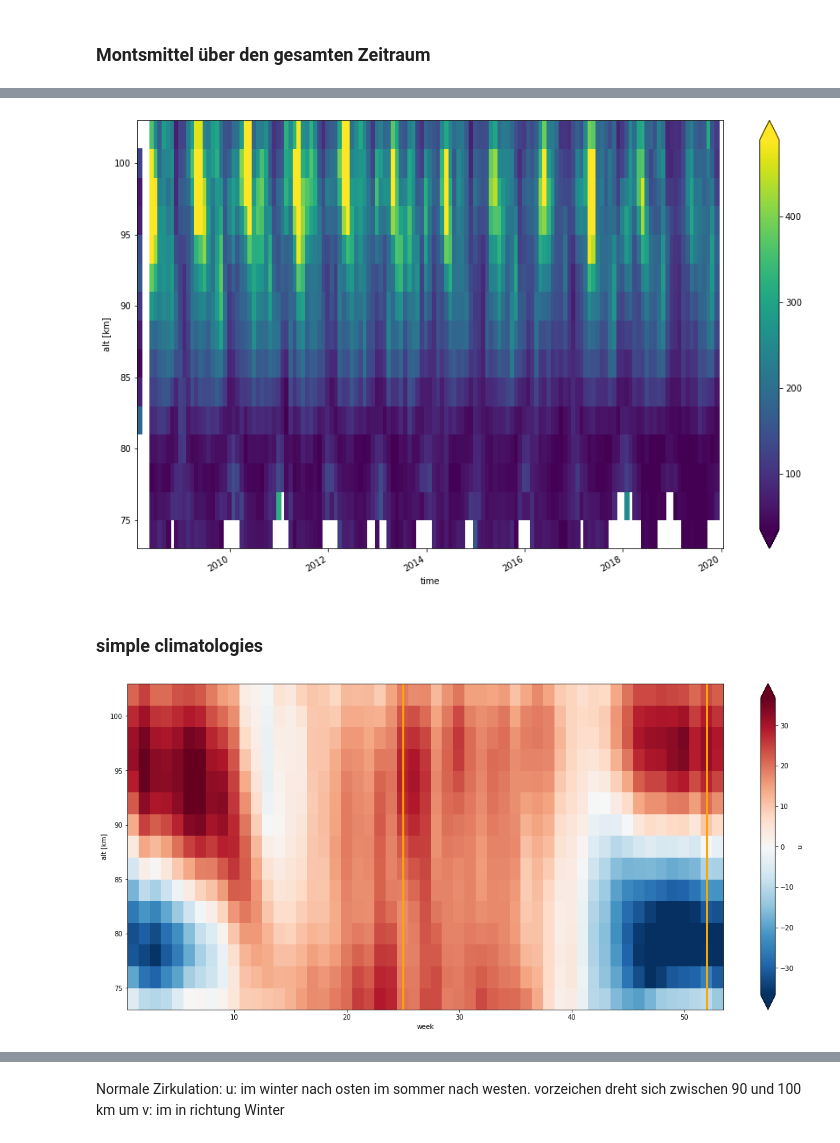
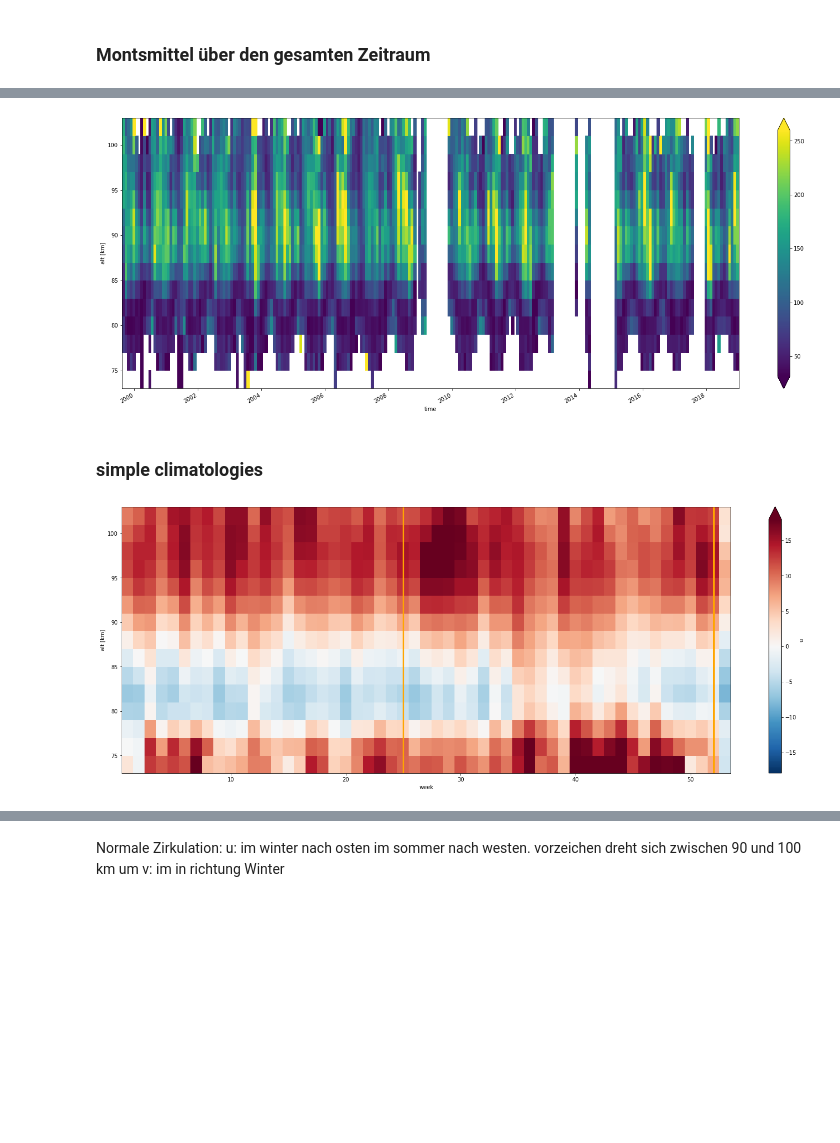
Before and after one commit to VACILT/trends_project, a Jupyter notebook: data_introduction_jason.ipynb, the cells around one changed output, grey strips where cells are left out. Saved outputs shown, nothing was run; the diff lists cells and outputs as text; code cells hidden in the pictures; blank space fills up the shorter version.

```diff
--- a/data_introduction_jason.ipynb
+++ b/data_introduction_jason.ipynb
@@ -9,7 +9,7 @@ from matplotlib.legend_handler import HandlerLineCollection, HandlerTuple
 from scipy import stats
 # %%
 #SET STATION HERE
-station = 'Rio'
+station = 'Kir'
 root_path = '/home/gemeinsam_tmp/UA_students/data/'
 alt = [70, 72, 74, 76, 78, 80, 82, 84, 86, 88, 90, 92, 94, 96, 98, 100, 102, 104, \
        106, 108, 110, 112, 114, 116, 118, 120]
@@ -242,22 +242,22 @@ ax2 = v_gw_radar_monthly_slice.plot(x='time',robust=True,figsize = [15,9])
 # %%
 ## GRAVITY WAVE KINETIC ENERGY
 ekin_monthly_slice=ekin_radar_monthly.sel(alt = slice(74,102))
-ax1 = ekin_monthly_slice.plot(x='time',robust=True,figsize = [15,9])
+ax1 = ekin_monthly_slice.plot(x='time',robust=True,figsize = [25,9])
 # %% [output]
-[figure, old version]
+[figure, new version]
 # %% [markdown]
 ### simple climatologies
 # %%
 u_radar_clima = u_radar.groupby('time.week').mean("time")
 u_radar_clima_slice=u_radar_clima.sel(alt = slice(74,102))
-ax1 = u_radar_clima_slice.plot(x = 'week',robust=True,figsize = [20,9])
+ax1 = u_radar_clima_slice.plot(x = 'week',robust=True,figsize = [25,9])
 plt.axvline(x=25, linewidth = 3 , color = 'orange')
 #plt.axvline(x=51, linewidth = 3 , color = 'orange')
 plt.axvline(x=52, linewidth = 3 , color = 'orange')
 
-ax1.figure.savefig('results/u_clima_'+station+'.png')
+ax1.figure.savefig('results/u_clima_'+station+'.png',bbox_inches='tight')
 # %% [output]
-[figure, old version]
+[figure, new version]
 # %%
 v_radar_clima = v_radar.groupby('time.week').mean("time")
 v_radar_clima_slice=v_radar_clima.sel(alt = slice(74,102))
```
Also changed, not shown: parts of 28 cells of this notebook.
